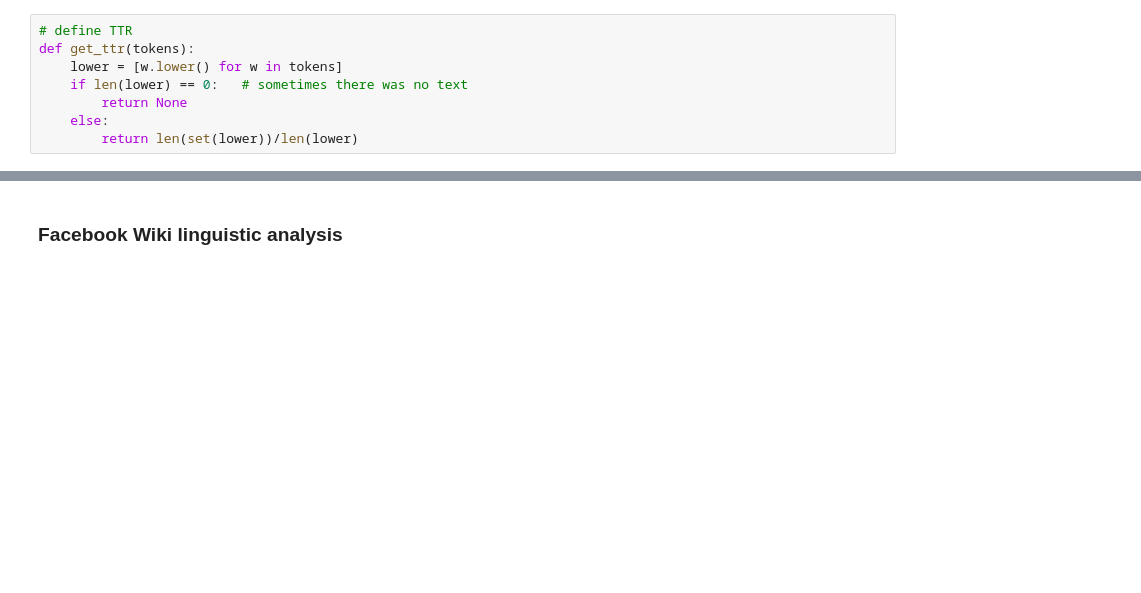
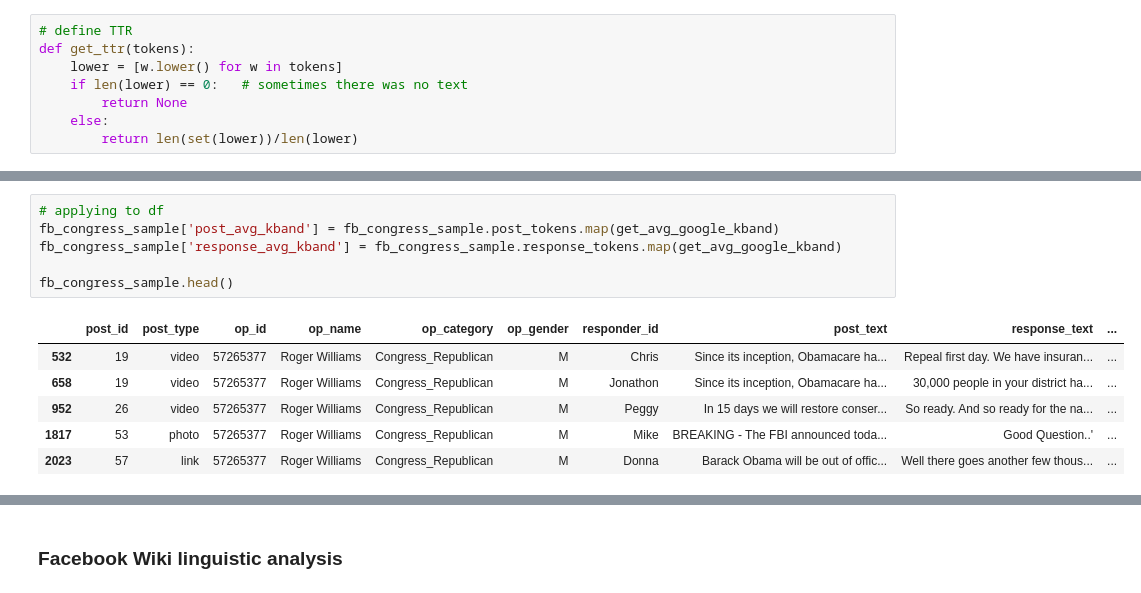
Before and after one commit to Data-Science-for-Linguists-2019/Gendered-Interaction-Online, a Jupyter notebook: main_analysis.ipynb, the cells around one changed output, grey strips where cells are left out. Drawn from its saved outputs; the diff is of its cells as text; blank space fills up the shorter version.

```diff
--- a/main_analysis.ipynb
+++ b/main_analysis.ipynb
@@ -498,0 +525,13 @@ We need to somehow fix this. Is TTR even useful here? Sometimes the responses ar
+# %%
+# applying to df
+fb_congress_sample['post_avg_kband'] = fb_congress_sample.post_tokens.map(get_avg_google_kband)
+fb_congress_sample['response_avg_kband'] = fb_congress_sample.response_tokens.map(get_avg_google_kband)
+
+fb_congress_sample.head()
+# %% [output]
+|  | post_id | post_type | op_id | op_name | op_category | op_gender | responder_id | post_text | response_text | ... |
+| 532 | 19 | video | 57265377 | Roger Williams | Congress_Republican | M | Chris | Since its inception, Obamacare ha... | Repeal first day. We have insuran... | ... |
+| 658 | 19 | video | 57265377 | Roger Williams | Congress_Republican | M | Jonathon | Since its inception, Obamacare ha... | 30,000 people in your district ha... | ... |
+| 952 | 26 | video | 57265377 | Roger Williams | Congress_Republican | M | Peggy | In 15 days we will restore conser... | So ready. And so ready for the na... | ... |
+| 1817 | 53 | photo | 57265377 | Roger Williams | Congress_Republican | M | Mike | BREAKING - The FBI announced toda... | Good Question..' | ... |
+| 2023 | 57 | link | 57265377 | Roger Williams | Congress_Republican | M | Donna | Barack Obama will be out of offic... | Well there goes another few thous... | ... |
```
Also changed, not shown: parts of 58 cells of this notebook, 1 other file.
